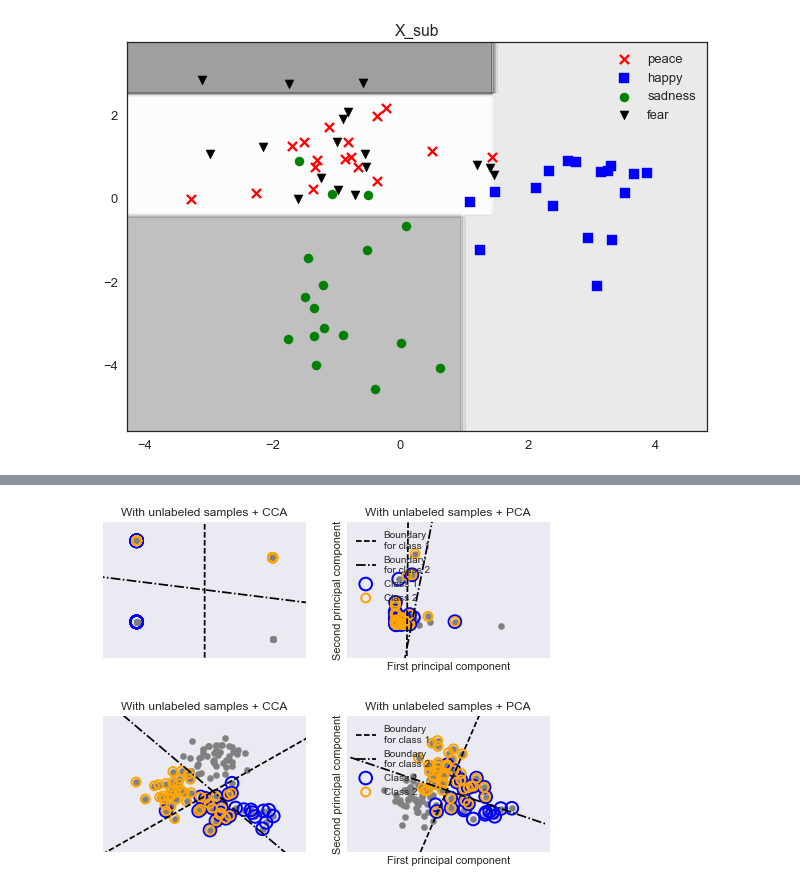
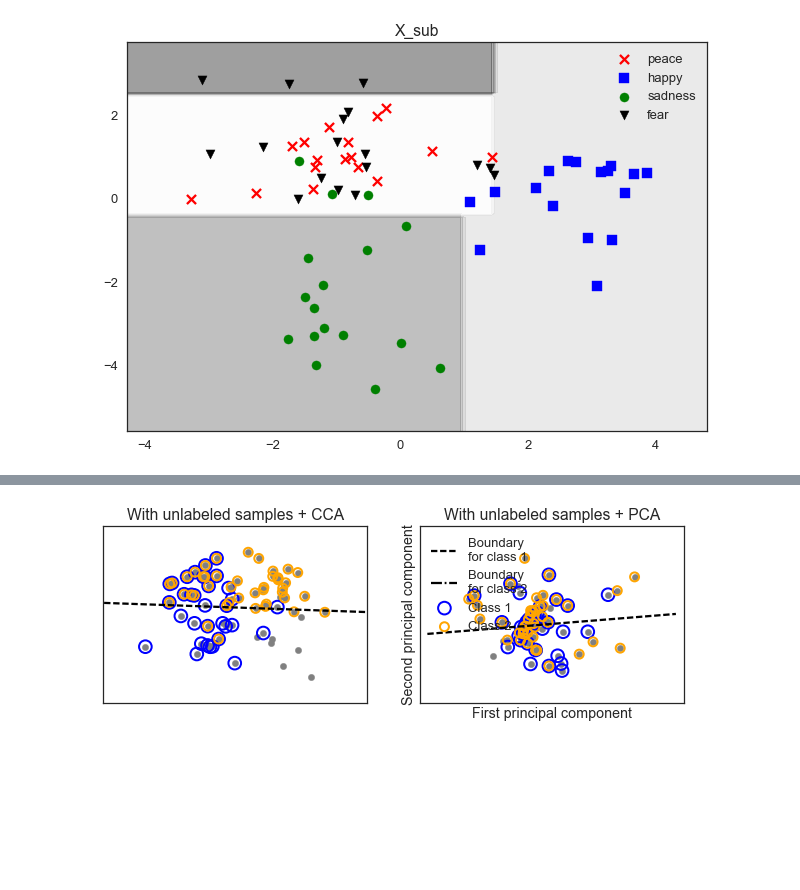
Before and after one commit to woaidapaopao/data_analyse, a Jupyter notebook: Untitled.ipynb, the cells around one changed output, grey strips where cells are left out. Cells and saved outputs as stored; diff of their text form; code cells hidden in the pictures; blank space fills up the shorter version.

```diff
--- a/Untitled.ipynb
+++ b/Untitled.ipynb
@@ -413,0 +420,10 @@ randX, randY = make_multilabel_classification(n_classes=2, n_labels=1,
+# %%
+target_names = ['low_valence','hight_valence']
+clf = clf.fit(X_subone, y1)
+dot_data = tree.export_graphviz(clf, out_file=None,
+                         feature_names=fname,
+                         class_names=target_names,
+                         filled=True, rounded=True,
+                         special_characters=True)
+graph = pydotplus.graph_from_dot_data(dot_data)
+Image(graph.create_png())
@@ -413,0 +434,10 @@ randX, randY = make_multilabel_classification(n_classes=2, n_labels=1,
+# %%
+target_names = ['low_arousal','high_arousal']
+clf = clf.fit(X_direct, y2)
+dot_data = tree.export_graphviz(clf, out_file=None,
+                         feature_names=fname,
+                         class_names=target_names,
+                         filled=True, rounded=True,
+                         special_characters=True)
+graph = pydotplus.graph_from_dot_data(dot_data)
+Image(graph.create_png())
@@ -468,16 +504,6 @@ X_train, X_test, y_train, y_test = train_test_split(X,  y_multi, test_size=0.1)
 # %%
-plot_subfigure(X_train, y_train, 1, "With unlabeled samples + CCA", "cca")
-plot_subfigure(X_train, y_train, 2, "With unlabeled samples + PCA", "pca")
+plot_subfigure(ecg_feature3, y_multi, 1, "With unlabeled samples + CCA", "cca")
+plot_subfigure(ecg_feature3, y_multi, 2, "With unlabeled samples + PCA", "pca")
 plt.show()
 # %% [output]
-[figure, old version]
+[figure, new version]
-# %%
-from sklearn.datasets import make_multilabel_classification
-X_test, Y_test = make_multilabel_classification(n_classes=2, n_labels=1,
-                                      allow_unlabeled=True,
-                                      random_state=1)
-plot_subfigure(X_test, Y_test, 1, "With unlabeled samples + CCA", "cca")
-plot_subfigure(X_test, Y_test, 2, "With unlabeled samples + PCA", "pca")
-plt.show()
-# %% [output]
-[figure, removed]
```
Also changed, not shown: parts of 17 cells of this notebook.
